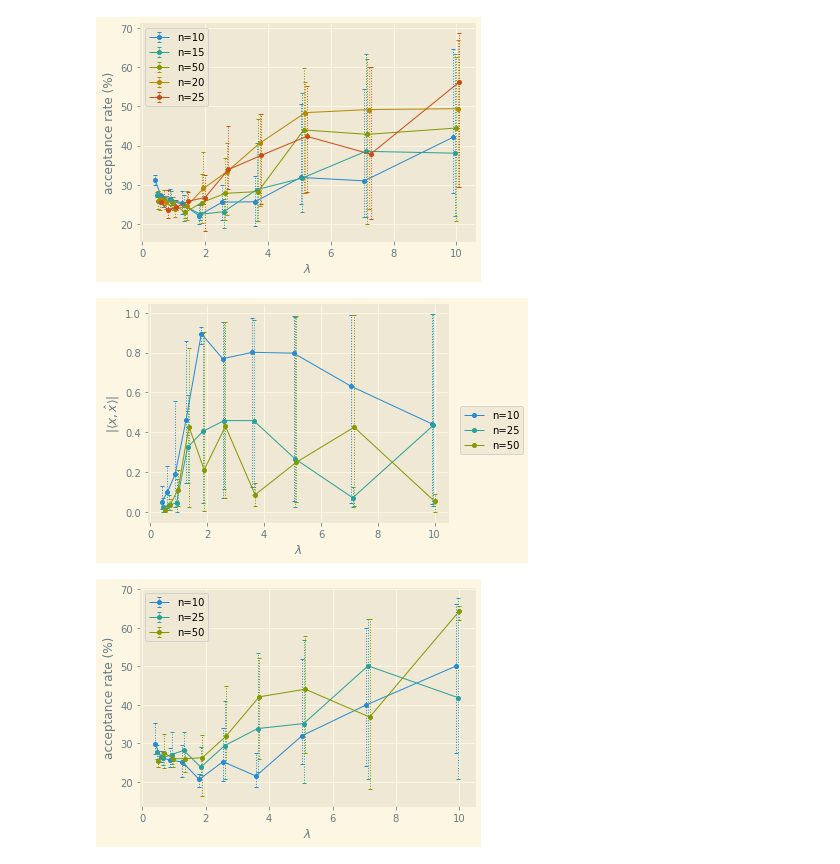
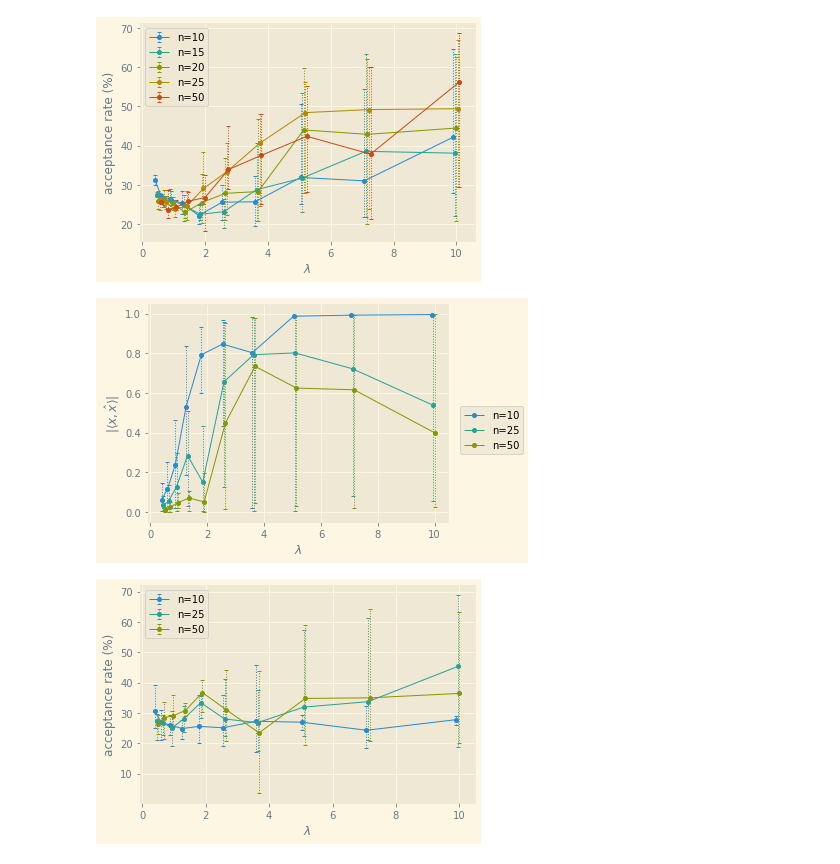
Before and after one commit to fhehli/tensor-pca, a Jupyter notebook: plot.ipynb, the cells around one changed output. Saved outputs shown, nothing was run; the diff lists cells and outputs as text; code cells hidden in the pictures.

```diff
--- a/plot.ipynb
+++ b/plot.ipynb
@@ -5,7 +5,8 @@ import numpy as np
 import pickle
 
 #Loading the data
-filename = "./data/corr__04-05-2022_06:19.pkl"
+run  = "corr__04-05-2022_06:19.pkl"
+filename = f"./data/{run}"
 infile = open(filename,'rb')
 results = pickle.load(infile)
 infile.close()
@@ -14,9 +15,11 @@ correlations = np.abs(np.array([l[-2] for l in results]))
 acceptance_rates = np.array([l[-1] for l in results])
 
 dims = list(set([l[1] for l in results]))
+dims.sort()
+
 lambdas =  list(set([l[0] for l in results]))
+lambdas = np.array(lambdas)
 lambdas.sort()
-lambdas = np.array(lambdas)
 
 labels = {i: f"n={dim}" for i, dim in enumerate(dims)}
 
@@ -39,7 +42,7 @@ with plt.style.context('Solarize_Light2'):
     fig.legend(handles, labels, loc=7)
     fig.subplots_adjust(right=0.82)
     plt.show
-    plt.savefig("figures/correlations.png", dpi=900)
+    plt.savefig(f"figures/correlations_{run}.png", dpi=900)
 
 with plt.style.context('Solarize_Light2'):
     plt.figure()
@@ -55,7 +58,7 @@ with plt.style.context('Solarize_Light2'):
 
     plt.legend()
     plt.show
-    plt.savefig("figures/acceptance_rates.png", dpi=900)
+    plt.savefig(f"figures/acceptance_rates_{run}.png", dpi=900)
 # %% [output]
 [figure]
 [figure]
@@ -66,7 +69,8 @@ import numpy as np
 import pickle
 
 #Loading the data
-filename = "./data/corr__05-05-2022_01:33.pkl"
+run = "corr__06-05-2022_15:05"
+filename = f"./data/{run}.pkl"
 infile = open(filename,'rb')
 results = pickle.load(infile)
 infile.close()
@@ -86,40 +90,42 @@ labels = {i: f"n={dim}" for i, dim in enumerate(dims)}
 
 
 with plt.style.context('Solarize_Light2'):
+    # correlation plot
     fig, axes = plt.subplots(nrows=1)
 
     for i in range(len(dims)):
         means =np.abs(correlations).mean(axis=1)[i*10:(i+1)*10]
         mins = np.abs(correlations).min(axis=1)[i*10:(i+1)*10]
         maxs = np.abs(correlations).max(axis=1)[i*10:(i+1)*10]
         eb = axes.errorbar((i-2)*0.05 + lambdas, means, yerr=[means-mins, maxs-means], label=labels[i], fmt='o-', linewidth=1, markersize=4, capsize=2, elinewidth=1)
         eb[-1][0].set_linestyle(':')
     axes.set_xlabel(r"$\lambda$")
     axes.set_ylabel(r"$|\langle x, \hat{x}\rangle |$")
 
     handles, labels = axes.get_legend_handles_labels()
     handles = [h[0] if isinstance(h, container.ErrorbarContainer) else h for h in handles]
 
     fig.legend(handles, labels, loc=7)
     fig.subplots_adjust(right=0.82)
     plt.show
-    plt.savefig("figures/correlations.png", dpi=900)
+    plt.savefig(f"figures/correlations_{run}.png", dpi=900)
 
-with plt.style.context('Solarize_Light2'):
+
+    # acceptance rate plot
     plt.figure()
 
     for i in range(len(dims)):
         means = 100*acceptance_rates.mean(axis=1)[i*10:(i+1)*10]
         mins = 100*acceptance_rates.min(axis=1)[i*10:(i+1)*10]
         maxs = 100*acceptance_rates.max(axis=1)[i*10:(i+1)*10]
         eb = plt.errorbar((i-2)*0.05 +lambdas, means, yerr=[means-mins, maxs-means], label=labels[i], fmt='o-', linewidth=1, markersize=4, capsize=2, elinewidth=1)
         eb[-1][0].set_linestyle(':')
     plt.xlabel(r"$\lambda$")
     plt.ylabel(r"acceptance rate (%)")
 
     plt.legend()
     plt.show
-    plt.savefig("figures/acceptance_rates.png", dpi=900)
+    plt.savefig(f"figures/acceptance_rates_{run}.png", dpi=900)
 # %% [output]
-[figure, old version]
+[figure, new version]
-[figure, old version]
+[figure, new version]
```
Also changed, not shown: parts of 1 cell of this notebook, 16 other files.
